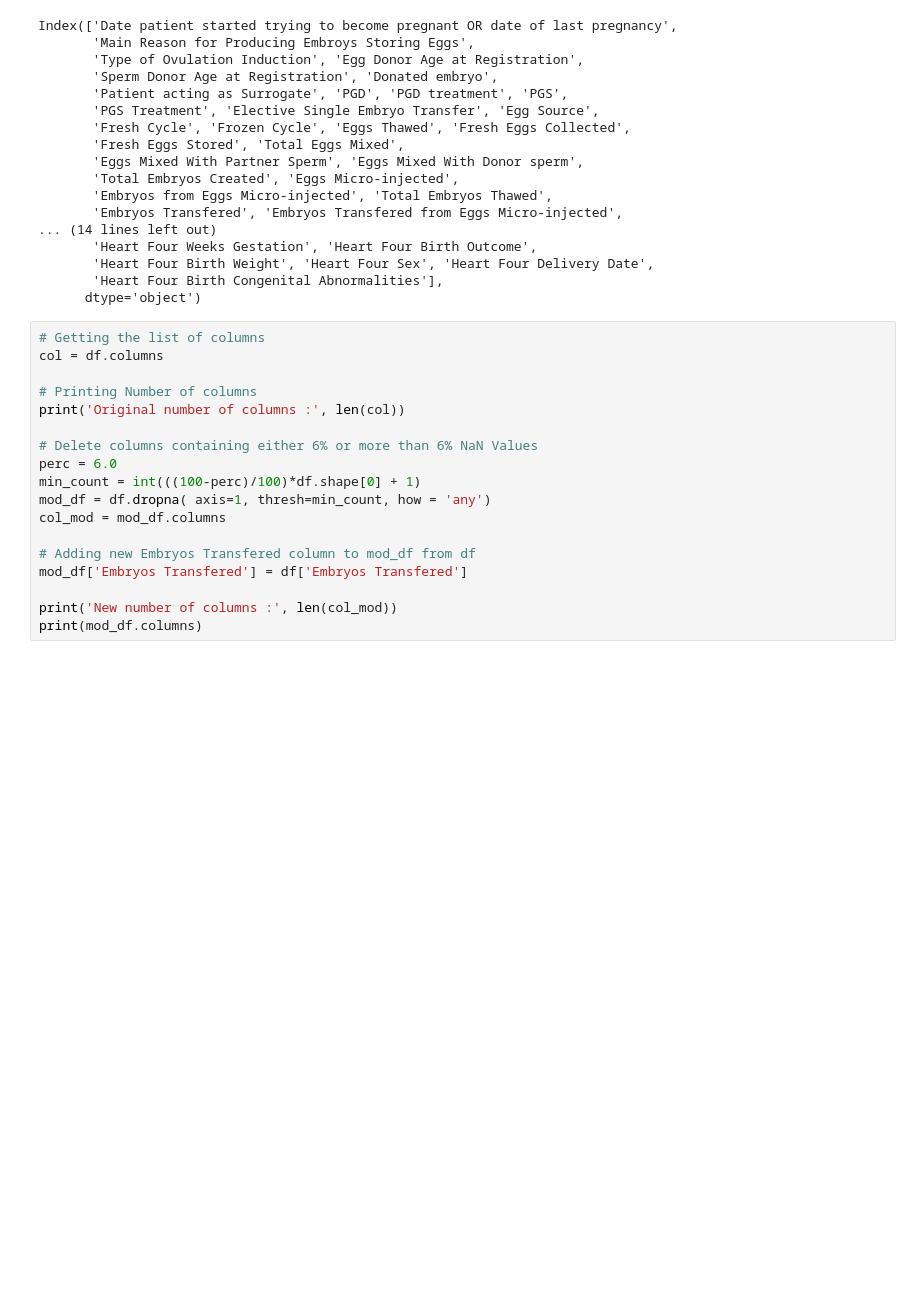
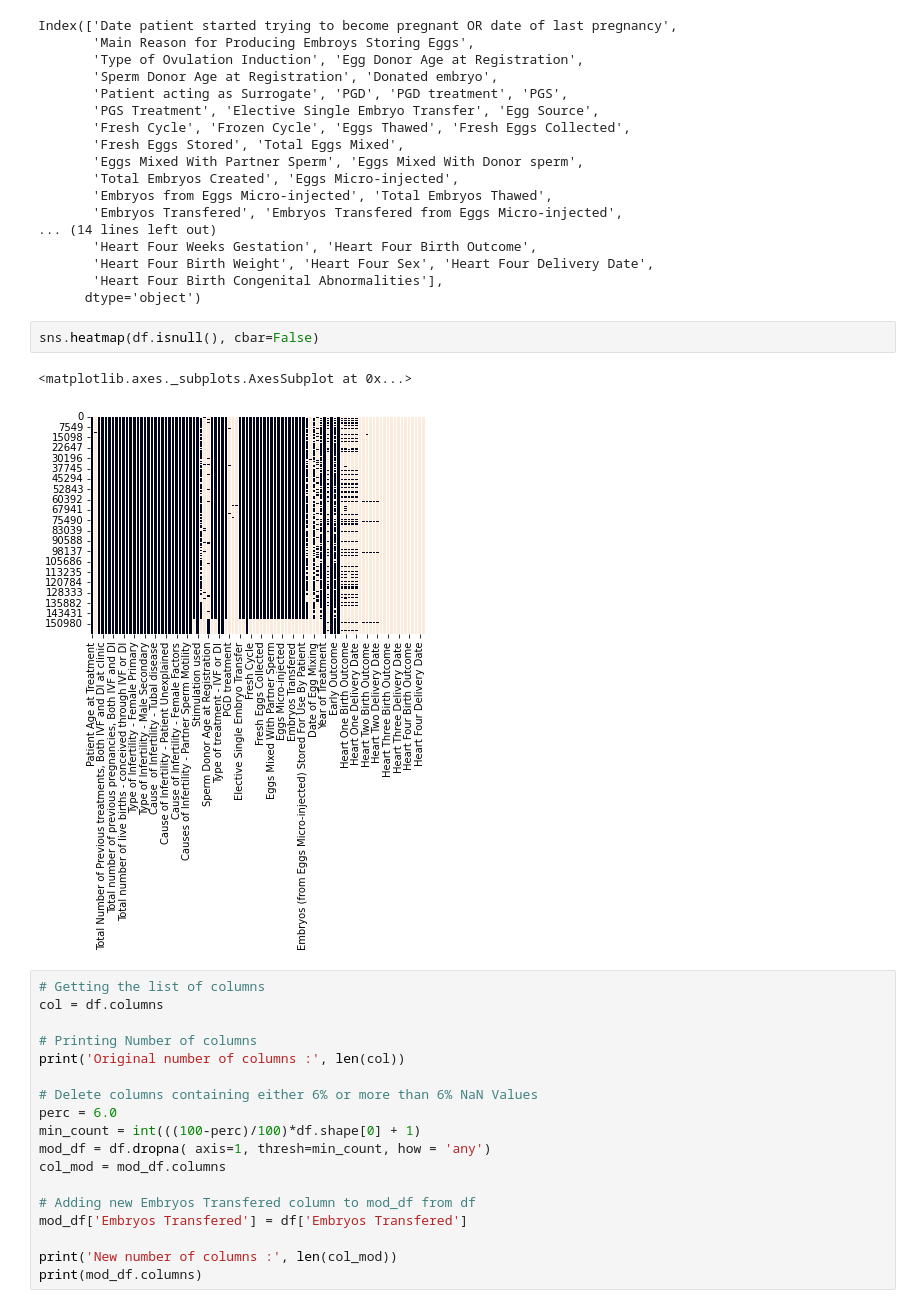
Before and after one commit to ecdison/Group9_MachineLearningHC, a Jupyter notebook: Copy_of_HCTech.ipynb, the cells around one changed output. Drawn from its saved outputs; the diff is of its cells as text; blank space fills up the shorter version.

```diff
--- a/Copy_of_HCTech.ipynb
+++ b/Copy_of_HCTech.ipynb
@@ -42,6 +47,11 @@ Index(['Date patient started trying to become pregnant OR date of last pregnancy
        'Heart Four Birth Weight', 'Heart Four Sex', 'Heart Four Delivery Date',
        'Heart Four Birth Congenital Abnormalities'],
       dtype='object')
+# %%
+sns.heatmap(df.isnull(), cbar=False)
+# %% [output]
+<matplotlib.axes._subplots.AxesSubplot at 0x...>
+[figure, added]
 # %%
 # Getting the list of columns
 col = df.columns
```
Also changed, not shown: parts of 29 cells of this notebook.
